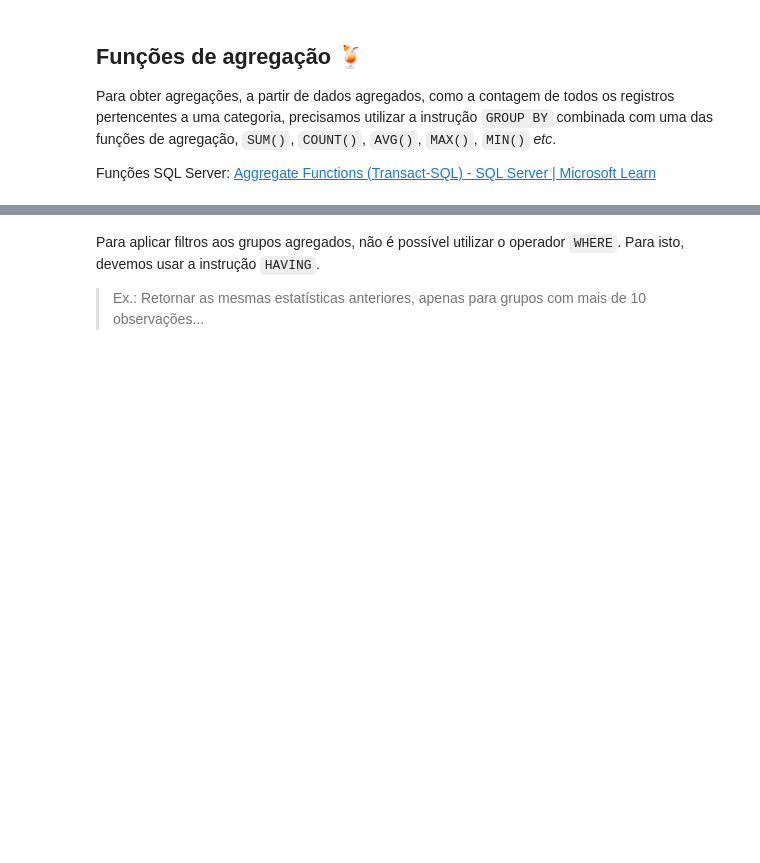
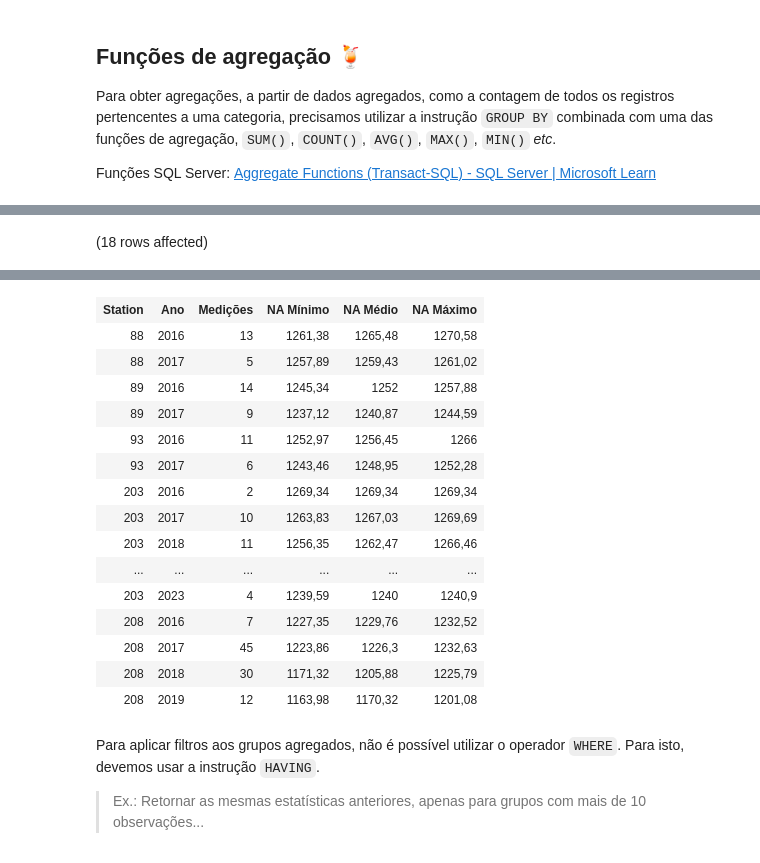
Before and after one commit to Waterservicestech/treinamento-sql-digital, a Jupyter notebook: notebooks/Aula02_Manipulacao.ipynb, the cells around one changed output, grey strips where cells are left out. Drawn from its saved outputs; the diff is of its cells as text; code cells hidden in the pictures; blank space fills up the shorter version.

```diff
--- a/notebooks/Aula02_Manipulacao.ipynb
+++ b/notebooks/Aula02_Manipulacao.ipynb
@@ -61,4 +96,5 @@ FROM gw_level
 WHERE
     Station IN (88, 89, 93, 203, 208)
 GROUP BY Station, YEAR(date_)
-ORDER BY Station, [Ano]
+ORDER BY Station, YEAR(date_)
+# %% [output]
@@ -64,0 +102 @@ ORDER BY Station, [Ano]
+(18 rows affected)
@@ -65,3 +104,19 @@ ORDER BY Station, [Ano]
+| Station | Ano | Medições | NA Mínimo | NA Médio | NA Máximo |
+| 88 | 2016 | 13 | 1261,38 | 1265,48 | 1270,58 |
+| 88 | 2017 | 5 | 1257,89 | 1259,43 | 1261,02 |
+| 89 | 2016 | 14 | 1245,34 | 1252 | 1257,88 |
+| 89 | 2017 | 9 | 1237,12 | 1240,87 | 1244,59 |
+| 93 | 2016 | 11 | 1252,97 | 1256,45 | 1266 |
+| 93 | 2017 | 6 | 1243,46 | 1248,95 | 1252,28 |
+| 203 | 2016 | 2 | 1269,34 | 1269,34 | 1269,34 |
+| 203 | 2017 | 10 | 1263,83 | 1267,03 | 1269,69 |
+| 203 | 2018 | 11 | 1256,35 | 1262,47 | 1266,46 |
+| ... | ... | ... | ... | ... | ... |
+| 203 | 2023 | 4 | 1239,59 | 1240 | 1240,9 |
+| 208 | 2016 | 7 | 1227,35 | 1229,76 | 1232,52 |
+| 208 | 2017 | 45 | 1223,86 | 1226,3 | 1232,63 |
+| 208 | 2018 | 30 | 1171,32 | 1205,88 | 1225,79 |
+| 208 | 2019 | 12 | 1163,98 | 1170,32 | 1201,08 |
 # %% [markdown]
 Para aplicar filtros aos grupos agregados, não é possível utilizar o operador `WHERE`. Para isto, devemos usar a instrução `HAVING`.
 
```
Also changed, not shown: parts of 19 cells of this notebook, 12 other files.
